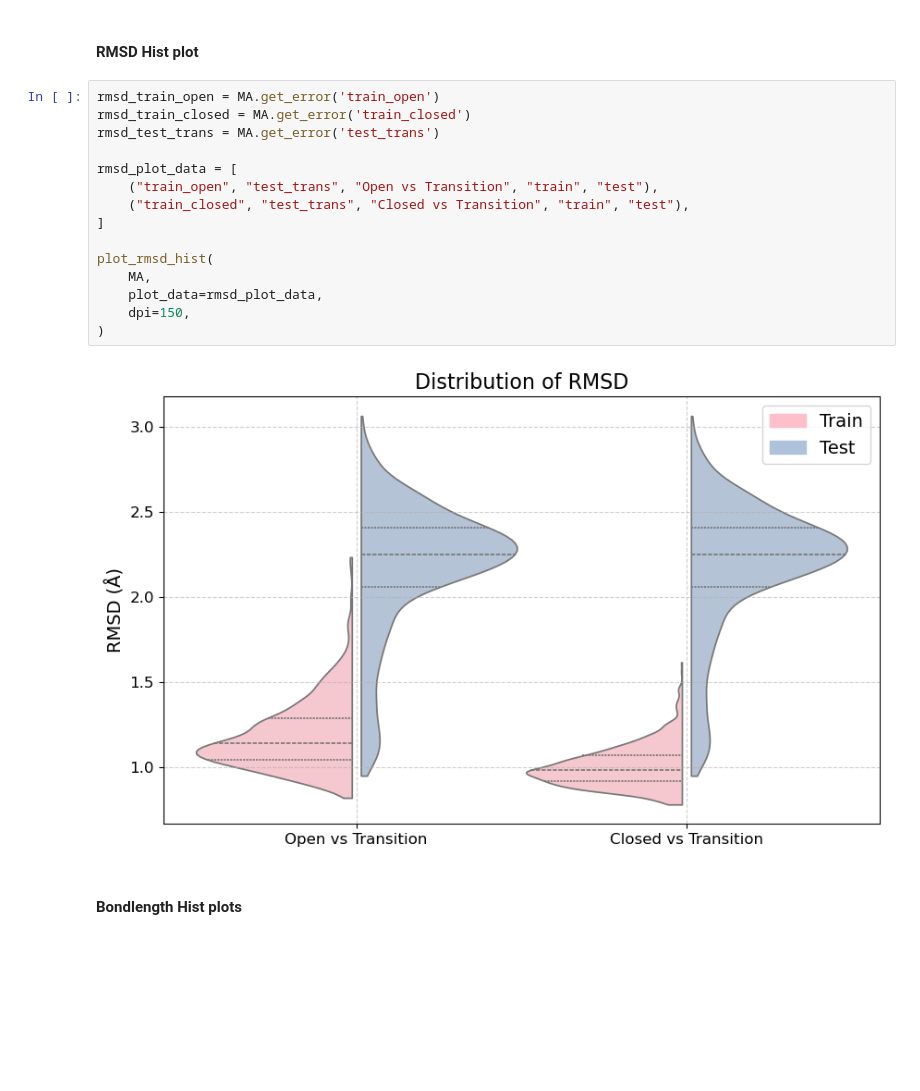
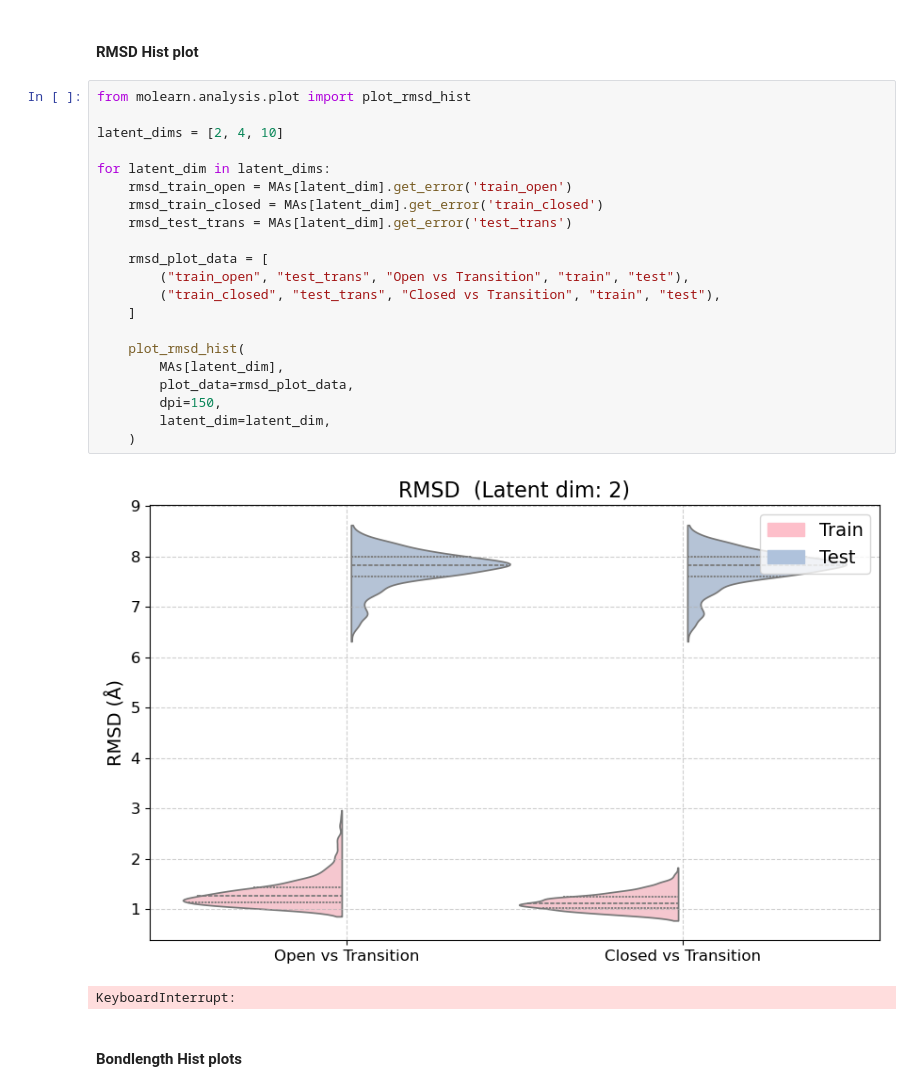
Before and after one commit to briandaniel14/molearn, a Jupyter notebook: analysis/cnn_multi_dim.ipynb, the cells around one changed output. Saved outputs shown, nothing was run; the diff lists cells and outputs as text; blank space fills up the shorter version.

```diff
--- a/analysis/cnn_multi_dim.ipynb
+++ b/analysis/cnn_multi_dim.ipynb
@@ -118,22 +182,29 @@ plt.show()
 # %% [markdown]
 #### RMSD Hist plot
 # %%
-rmsd_train_open = MA.get_error('train_open')
-rmsd_train_closed = MA.get_error('train_closed')
-rmsd_test_trans = MA.get_error('test_trans')
+from molearn.analysis.plot import plot_rmsd_hist
 
-rmsd_plot_data = [
-    ("train_open", "test_trans", "Open vs Transition", "train", "test"),
-    ("train_closed", "test_trans", "Closed vs Transition", "train", "test"),
-]
+latent_dims = [2, 4, 10]
 
-plot_rmsd_hist(
-    MA,
-    plot_data=rmsd_plot_data,
-    dpi=150,
-)
+for latent_dim in latent_dims:
+    rmsd_train_open = MAs[latent_dim].get_error('train_open')
+    rmsd_train_closed = MAs[latent_dim].get_error('train_closed')
+    rmsd_test_trans = MAs[latent_dim].get_error('test_trans')
+
+    rmsd_plot_data = [
+        ("train_open", "test_trans", "Open vs Transition", "train", "test"),
+        ("train_closed", "test_trans", "Closed vs Transition", "train", "test"),
+    ]
+
+    plot_rmsd_hist(
+        MAs[latent_dim],
+        plot_data=rmsd_plot_data,
+        dpi=150,
+        latent_dim=latent_dim,
+    )
 # %% [output]
-[figure, old version]
+[figure, new version]
+KeyboardInterrupt:
 # %% [markdown]
 #### Bondlength Hist plots
 # %%
```
Also changed, not shown: parts of 15 cells of this notebook, 41 other files.
